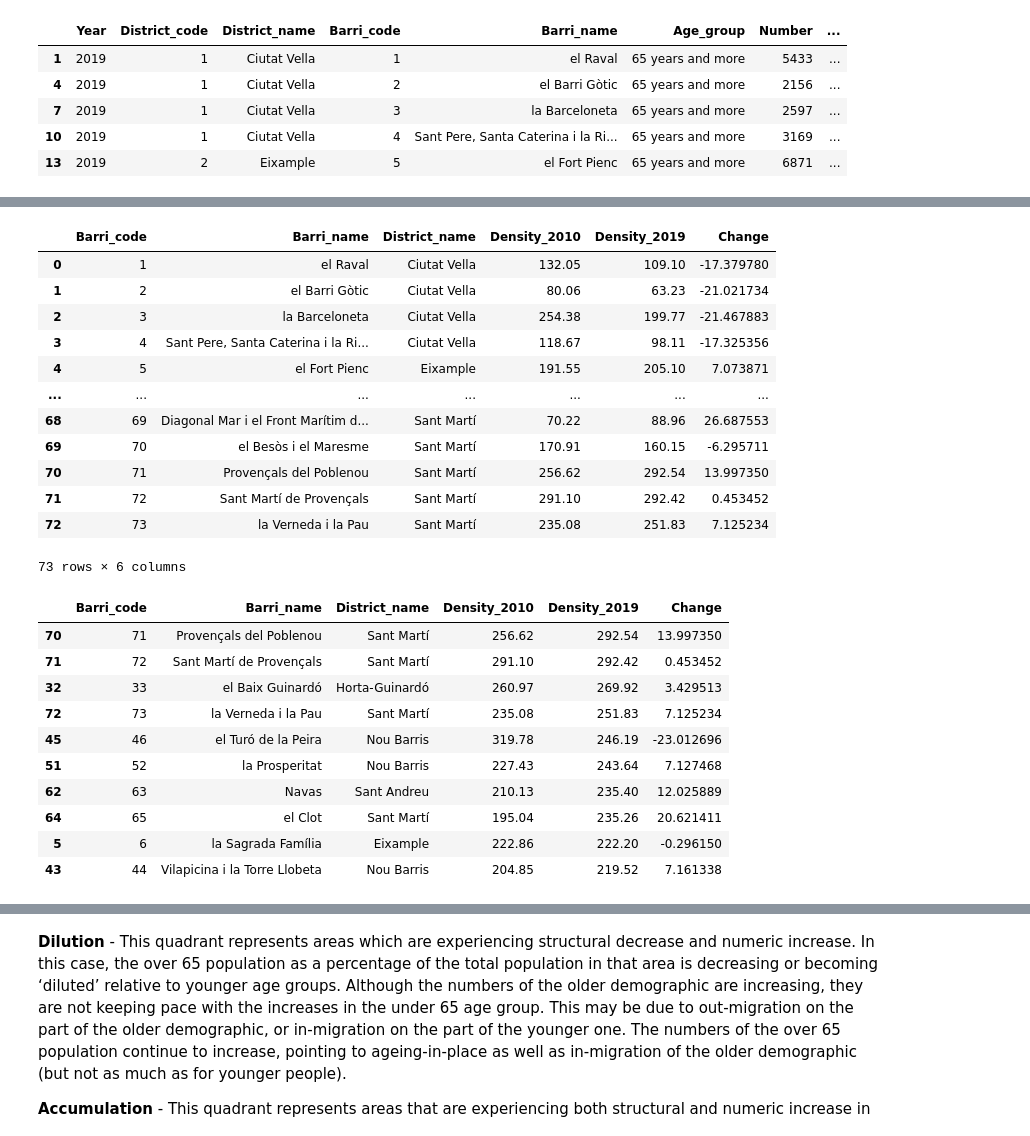
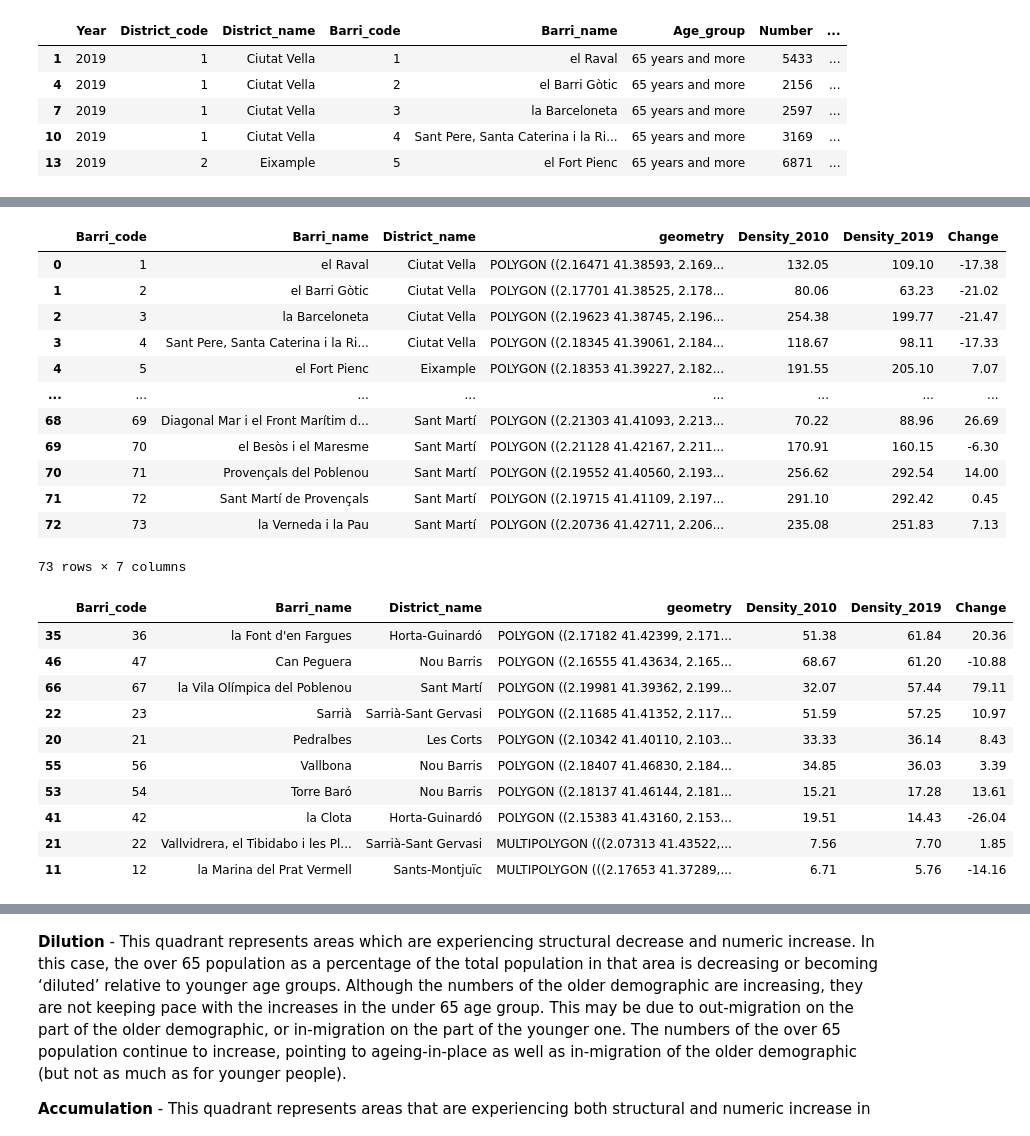
Before and after one commit to abednarczuk/MasterThesis, a Jupyter notebook: 09_Ageing_indicators_and_ageing_matrix.ipynb, the cells around one changed output, grey strips where cells are left out. Drawn from its saved outputs; the diff is of its cells as text; code cells hidden in the pictures.

Commit message:
additional info & tables

```diff
--- a/09_Ageing_indicators_and_ageing_matrix.ipynb
+++ b/09_Ageing_indicators_and_ageing_matrix.ipynb
@@ -232,3 +232,24 @@ numeric2019.head()
 | 7 | 2019 | 1 | Ciutat Vella | 3 | la Barceloneta | 65 years and more | 2597 | ... |
 | 10 | 2019 | 1 | Ciutat Vella | 4 | Sant Pere, Santa Caterina i la Ri... | 65 years and more | 3169 | ... |
 | 13 | 2019 | 2 | Eixample | 5 | el Fort Pienc | 65 years and more | 6871 | ... |
+# %%
+f, ax = plt.subplots(1,2,figsize=(2.16*8,8))
+
+df = numeric2010.append(numeric2019)
+df = gpd.GeoDataFrame(df, geometry=df['geometry'], crs={"init": "epsg:4326"})
+df = df.to_crs(epsg=3857)
+
+df.query('Year == 2010').plot('Density', ax=ax[0], alpha=0.8, cmap='Reds', #vmin=0, vmax=320,
+                              edgecolor='k', legend=True)
+cx.add_basemap(ax[0], crs=df.crs, source=cx.providers.Stamen.TonerLite)
+ax[0].axis('off')
+
+
+df.query('Year == 2019').plot('Density', ax=ax[1], alpha=0.8, cmap='Reds', #vmin=0, vmax=320,
+                              edgecolor='k', legend=True)
+cx.add_basemap(ax[1], crs=df.crs, source=cx.providers.Stamen.TonerLite)
+ax[1].axis('off')
+
+f.suptitle('Density', fontsize=16)
+ax[0].set_title("numeric ageing - over 65 population \n density (people/ha of residential area), 2010")
+ax[1].set_title("numeric ageing - over 65 population \n density (people/ha of residential area), 2019")
@@ -235,36 +275,36 @@ numeric2019.head()
 # %%
-numeric = numeric2010[['Barri_code', 'Barri_name', 'District_name', 'Density']].merge(numeric2019[['Barri_code', 'Density']], on='Barri_code')
+numeric = numeric2010[['Barri_code', 'Barri_name', 'District_name', 'geometry', 'Density']].merge(numeric2019[['Barri_code', 'Density']], on='Barri_code')
 # %%
 numeric.rename(columns={'Density_x': 'Density_2010', 'Density_y': 'Density_2019'}, inplace=True)
 # %%
-numeric['Change'] = (numeric['Density_2019'] - numeric['Density_2010'])/numeric['Density_2010']*100
+numeric['Change'] = round((numeric['Density_2019'] - numeric['Density_2010'])/numeric['Density_2010']*100,2)
 # %%
 numeric
 # %% [output]
-|  | Barri_code | Barri_name | District_name | Density_2010 | Density_2019 | Change |
-| 0 | 1 | el Raval | Ciutat Vella | 132.05 | 109.10 | -17.379780 |
-| 1 | 2 | el Barri Gòtic | Ciutat Vella | 80.06 | 63.23 | -21.021734 |
-| 2 | 3 | la Barceloneta | Ciutat Vella | 254.38 | 199.77 | -21.467883 |
-| 3 | 4 | Sant Pere, Santa Caterina i la Ri... | Ciutat Vella | 118.67 | 98.11 | -17.325356 |
-| 4 | 5 | el Fort Pienc | Eixample | 191.55 | 205.10 | 7.073871 |
-| ... | ... | ... | ... | ... | ... | ... |
-| 68 | 69 | Diagonal Mar i el Front Marítim d... | Sant Martí | 70.22 | 88.96 | 26.687553 |
-| 69 | 70 | el Besòs i el Maresme | Sant Martí | 170.91 | 160.15 | -6.295711 |
-| 70 | 71 | Provençals del Poblenou | Sant Martí | 256.62 | 292.54 | 13.997350 |
-| 71 | 72 | Sant Martí de Provençals | Sant Martí | 291.10 | 292.42 | 0.453452 |
-| 72 | 73 | la Verneda i la Pau | Sant Martí | 235.08 | 251.83 | 7.125234 |
+|  | Barri_code | Barri_name | District_name | geometry | Density_2010 | Density_2019 | Change |
+| 0 | 1 | el Raval | Ciutat Vella | POLYGON ((2.16471 41.38593, 2.169... | 132.05 | 109.10 | -17.38 |
+| 1 | 2 | el Barri Gòtic | Ciutat Vella | POLYGON ((2.17701 41.38525, 2.178... | 80.06 | 63.23 | -21.02 |
+| 2 | 3 | la Barceloneta | Ciutat Vella | POLYGON ((2.19623 41.38745, 2.196... | 254.38 | 199.77 | -21.47 |
+| 3 | 4 | Sant Pere, Santa Caterina i la Ri... | Ciutat Vella | POLYGON ((2.18345 41.39061, 2.184... | 118.67 | 98.11 | -17.33 |
+| 4 | 5 | el Fort Pienc | Eixample | POLYGON ((2.18353 41.39227, 2.182... | 191.55 | 205.10 | 7.07 |
+| ... | ... | ... | ... | ... | ... | ... | ... |
+| 68 | 69 | Diagonal Mar i el Front Marítim d... | Sant Martí | POLYGON ((2.21303 41.41093, 2.213... | 70.22 | 88.96 | 26.69 |
+| 69 | 70 | el Besòs i el Maresme | Sant Martí | POLYGON ((2.21128 41.42167, 2.211... | 170.91 | 160.15 | -6.30 |
+| 70 | 71 | Provençals del Poblenou | Sant Martí | POLYGON ((2.19552 41.40560, 2.193... | 256.62 | 292.54 | 14.00 |
+| 71 | 72 | Sant Martí de Provençals | Sant Martí | POLYGON ((2.19715 41.41109, 2.197... | 291.10 | 292.42 | 0.45 |
+| 72 | 73 | la Verneda i la Pau | Sant Martí | POLYGON ((2.20736 41.42711, 2.206... | 235.08 | 251.83 | 7.13 |
-73 rows × 6 columns
+73 rows × 7 columns
 # %%
-numeric.sort_values(by='Density_2019', ascending=False).head(10)
+numeric.sort_values(by='Density_2019', ascending=False).tail(10)
 # %% [output]
-|  | Barri_code | Barri_name | District_name | Density_2010 | Density_2019 | Change |
-| 70 | 71 | Provençals del Poblenou | Sant Martí | 256.62 | 292.54 | 13.997350 |
-| 71 | 72 | Sant Martí de Provençals | Sant Martí | 291.10 | 292.42 | 0.453452 |
-| 32 | 33 | el Baix Guinardó | Horta-Guinardó | 260.97 | 269.92 | 3.429513 |
-| 72 | 73 | la Verneda i la Pau | Sant Martí | 235.08 | 251.83 | 7.125234 |
-| 45 | 46 | el Turó de la Peira | Nou Barris | 319.78 | 246.19 | -23.012696 |
-| 51 | 52 | la Prosperitat | Nou Barris | 227.43 | 243.64 | 7.127468 |
-| 62 | 63 | Navas | Sant Andreu | 210.13 | 235.40 | 12.025889 |
-| 64 | 65 | el Clot | Sant Martí | 195.04 | 235.26 | 20.621411 |
-| 5 | 6 | la Sagrada Família | Eixample | 222.86 | 222.20 | -0.296150 |
-| 43 | 44 | Vilapicina i la Torre Llobeta | Nou Barris | 204.85 | 219.52 | 7.161338 |
+|  | Barri_code | Barri_name | District_name | geometry | Density_2010 | Density_2019 | Change |
+| 35 | 36 | la Font d'en Fargues | Horta-Guinardó | POLYGON ((2.17182 41.42399, 2.171... | 51.38 | 61.84 | 20.36 |
+| 46 | 47 | Can Peguera | Nou Barris | POLYGON ((2.16555 41.43634, 2.165... | 68.67 | 61.20 | -10.88 |
+| 66 | 67 | la Vila Olímpica del Poblenou | Sant Martí | POLYGON ((2.19981 41.39362, 2.199... | 32.07 | 57.44 | 79.11 |
+| 22 | 23 | Sarrià | Sarrià-Sant Gervasi | POLYGON ((2.11685 41.41352, 2.117... | 51.59 | 57.25 | 10.97 |
+| 20 | 21 | Pedralbes | Les Corts | POLYGON ((2.10342 41.40110, 2.103... | 33.33 | 36.14 | 8.43 |
+| 55 | 56 | Vallbona | Nou Barris | POLYGON ((2.18407 41.46830, 2.184... | 34.85 | 36.03 | 3.39 |
+| 53 | 54 | Torre Baró | Nou Barris | POLYGON ((2.18137 41.46144, 2.181... | 15.21 | 17.28 | 13.61 |
+| 41 | 42 | la Clota | Horta-Guinardó | POLYGON ((2.15383 41.43160, 2.153... | 19.51 | 14.43 | -26.04 |
+| 21 | 22 | Vallvidrera, el Tibidabo i les Pl... | Sarrià-Sant Gervasi | MULTIPOLYGON (((2.07313 41.43522,... | 7.56 | 7.70 | 1.85 |
+| 11 | 12 | la Marina del Prat Vermell | Sants-Montjuïc | MULTIPOLYGON (((2.17653 41.37289,... | 6.71 | 5.76 | -14.16 |
```
Also changed, not shown: parts of 18 cells of this notebook, 2 other files.
